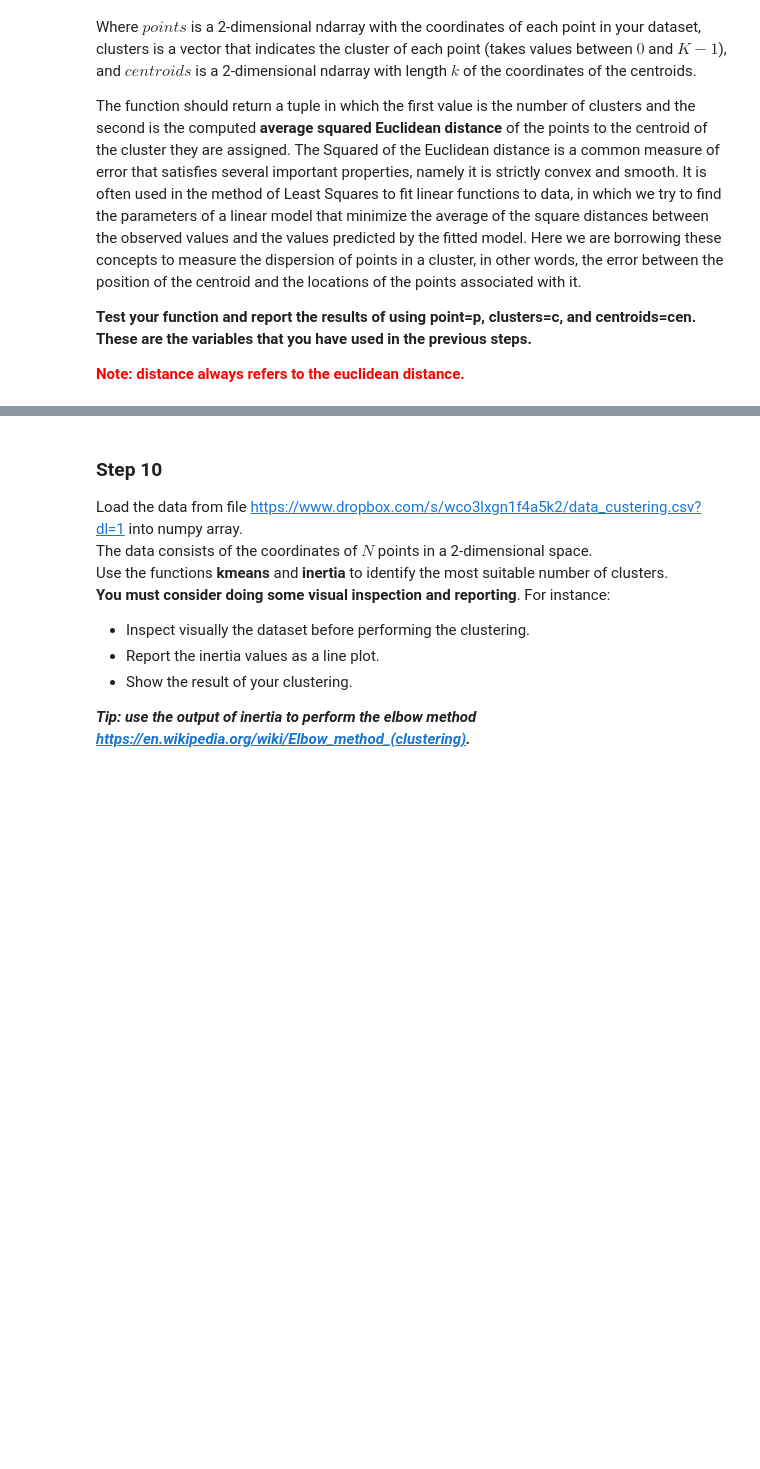
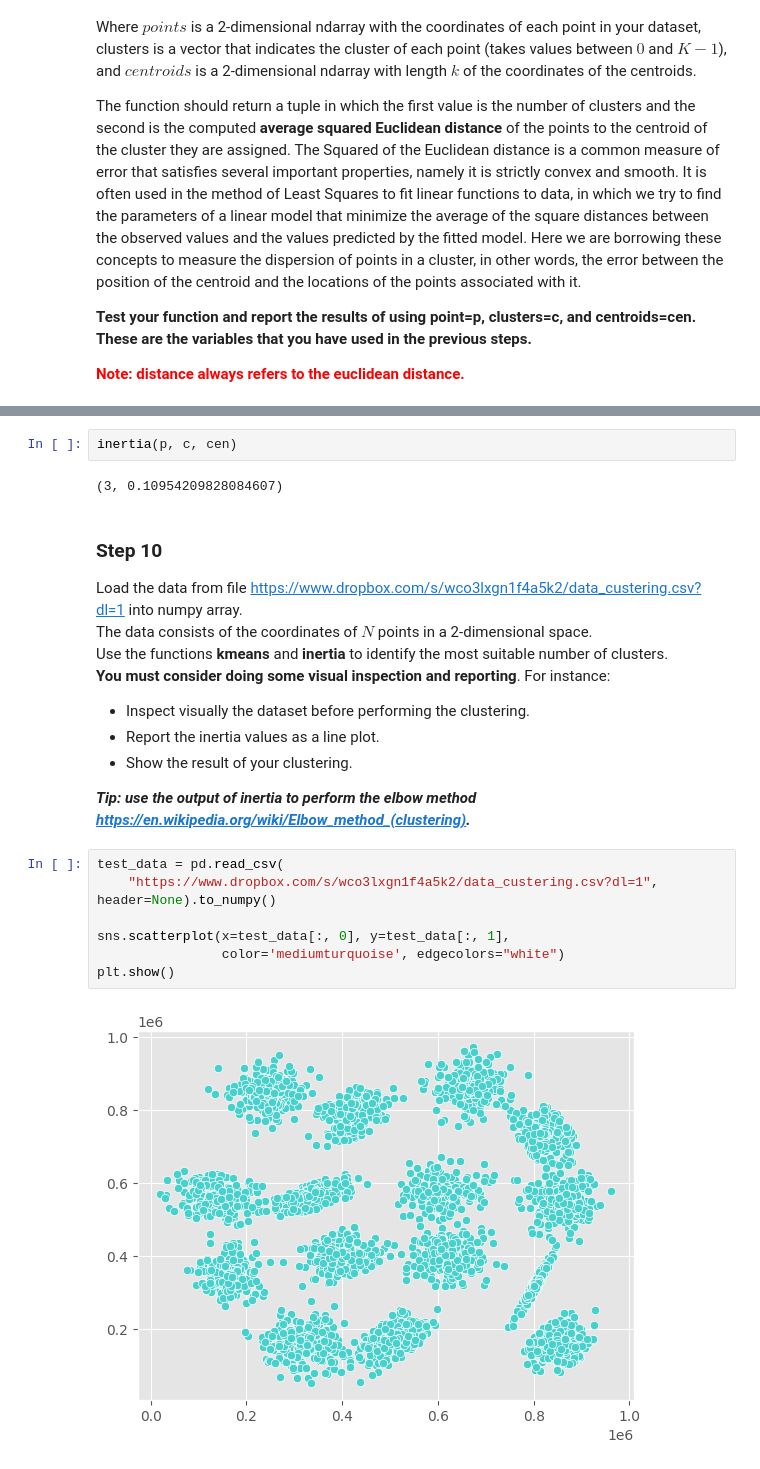
Before and after one commit to FabianRomero6/pds-hw3, a Jupyter notebook: HW3-2023.ipynb, the cells around one changed output, grey strips where cells are left out. Saved outputs shown, nothing was run; the diff lists cells and outputs as text; blank space fills up the shorter version.

```diff
--- a/HW3-2023.ipynb
+++ b/HW3-2023.ipynb
@@ -356,3 +399,7 @@ The Squared of the Euclidean distance is a common measure of error that satisfie
+# %%
+inertia(p, c, cen)
+# %% [output]
+(3, 0.10954209828084607)
 # %% [markdown]
 ### Step 10
 
@@ -360,8 +407,18 @@ Load the data from file https://www.dropbox.com/s/wco3lxgn1f4a5k2/data_custering
 The data consists of the coordinates of $N$ points in a 2-dimensional space. <br>
 Use the functions <b>kmeans</b> and <b>inertia</b> to identify the most suitable number of clusters. <br>
 **You must consider doing some visual inspection and reporting**. For instance:
+
 - Inspect visually the dataset before performing the clustering.
 - Report the inertia values as a line plot.
 - Show the result of your clustering.
 
-***Tip: use the output of inertia to perform the elbow method https://en.wikipedia.org/wiki/Elbow_method_(clustering).***
+**_Tip: use the output of inertia to perform the elbow method https://en.wikipedia.org/wiki/Elbow_method_(clustering)._**
+# %%
+test_data = pd.read_csv(
+    "https://www.dropbox.com/s/wco3lxgn1f4a5k2/data_custering.csv?dl=1", header=None).to_numpy()
+
+sns.scatterplot(x=test_data[:, 0], y=test_data[:, 1],
+                color='mediumturquoise', edgecolors="white")
+plt.show()
+# %% [output]
+[figure, added]
```
Also changed, not shown: parts of 20 cells of this notebook.
